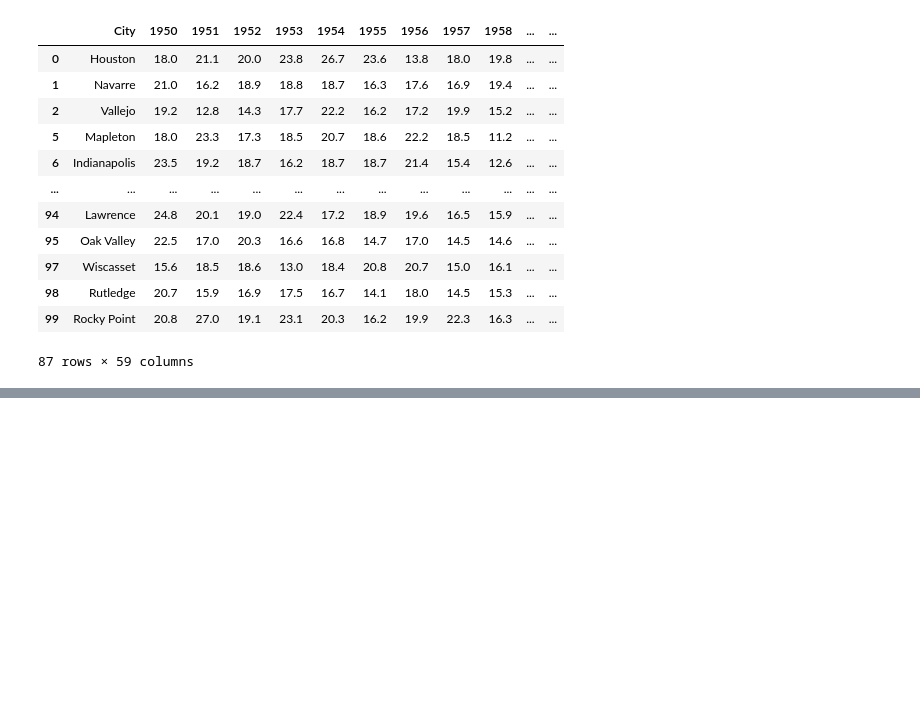
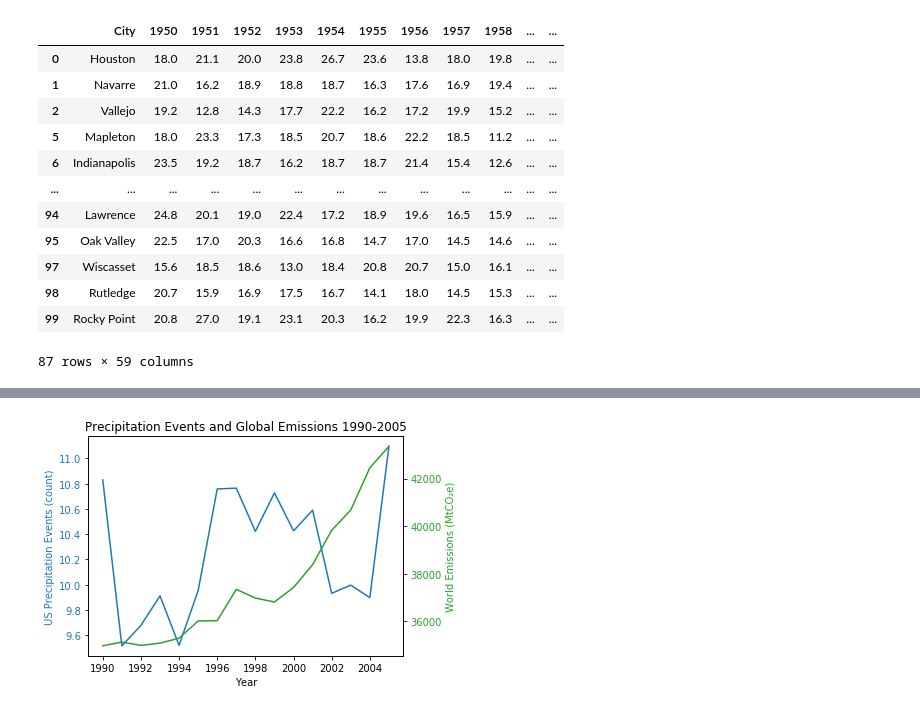
Before and after one commit to sarahgao22sg/Project1, a Jupyter notebook: Sylvester code and output/Plotting notebook.ipynb, the cells around one changed output, grey strips where cells are left out. Cells and saved outputs as stored; diff of their text form; code cells hidden in the pictures; blank space fills up the shorter version.

```diff
--- a/Sylvester code and output/Plotting notebook.ipynb
+++ b/Sylvester code and output/Plotting notebook.ipynb
@@ -261,0 +317,20 @@ new_fig
+# %%
+fig, ax1 = plt.subplots()
+
+color = 'tab:blue'
+ax1.set_xlabel('Year')
+ax1.set_ylabel('US Precipitation Events (count)', color=color)
+ax1.plot(years_1990, rain_averages_1990, color=color)
+ax1.tick_params(axis='y', labelcolor=color)
+
+ax2 = ax1.twinx()
+
+color = 'tab:green'
+ax2.set_ylabel('World Emissions (MtCO₂e)', color=color)
+ax2.plot(years_1990, emm_1990, color=color)
+ax2.tick_params(axis='y', labelcolor=color)
+plt.title("Precipitation Events and Global Emissions 1990-2005")
+fig.tight_layout()
+plt.show()
+# %% [output]
+[figure, added]
```
Also changed, not shown: parts of 4 cells of this notebook, 5 other files.
